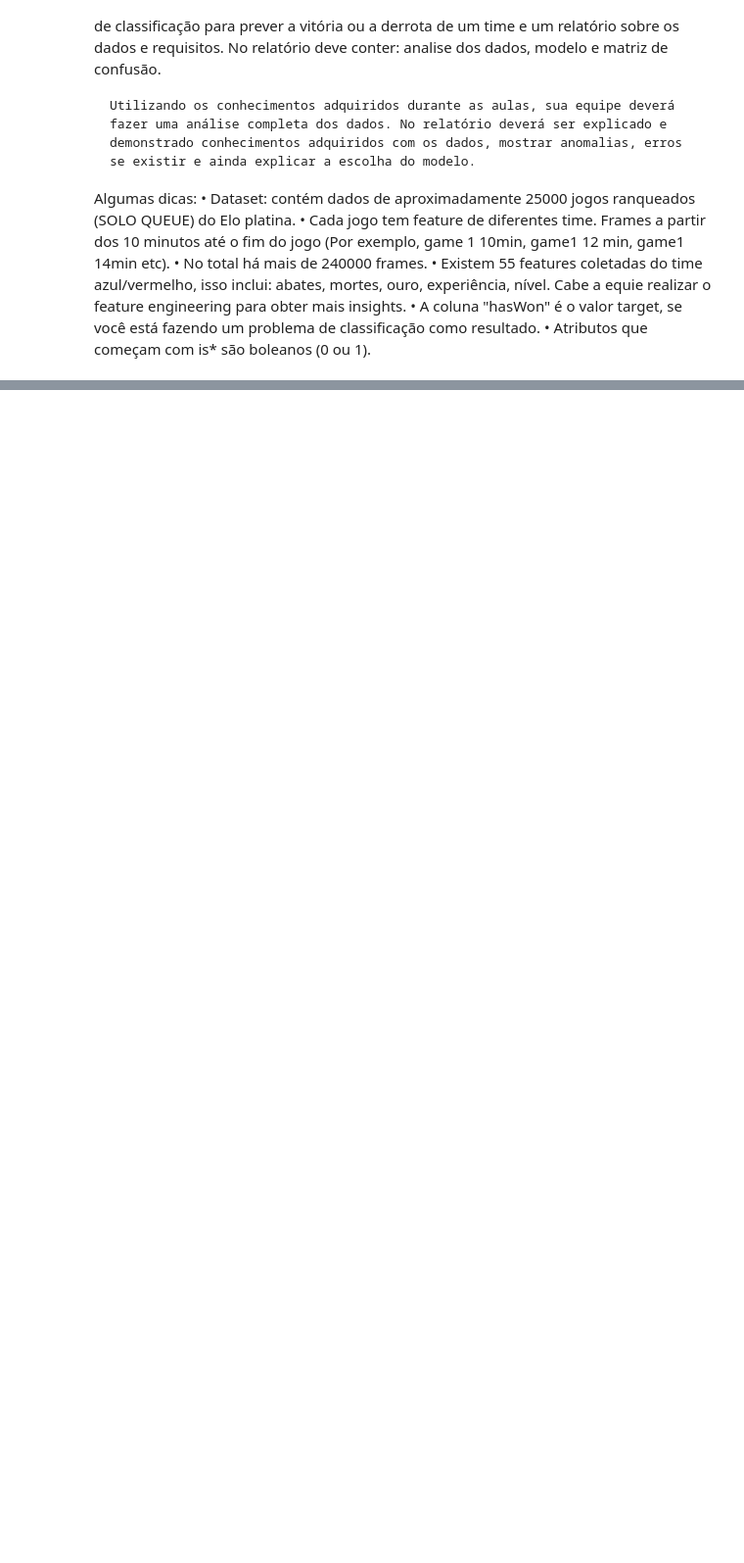
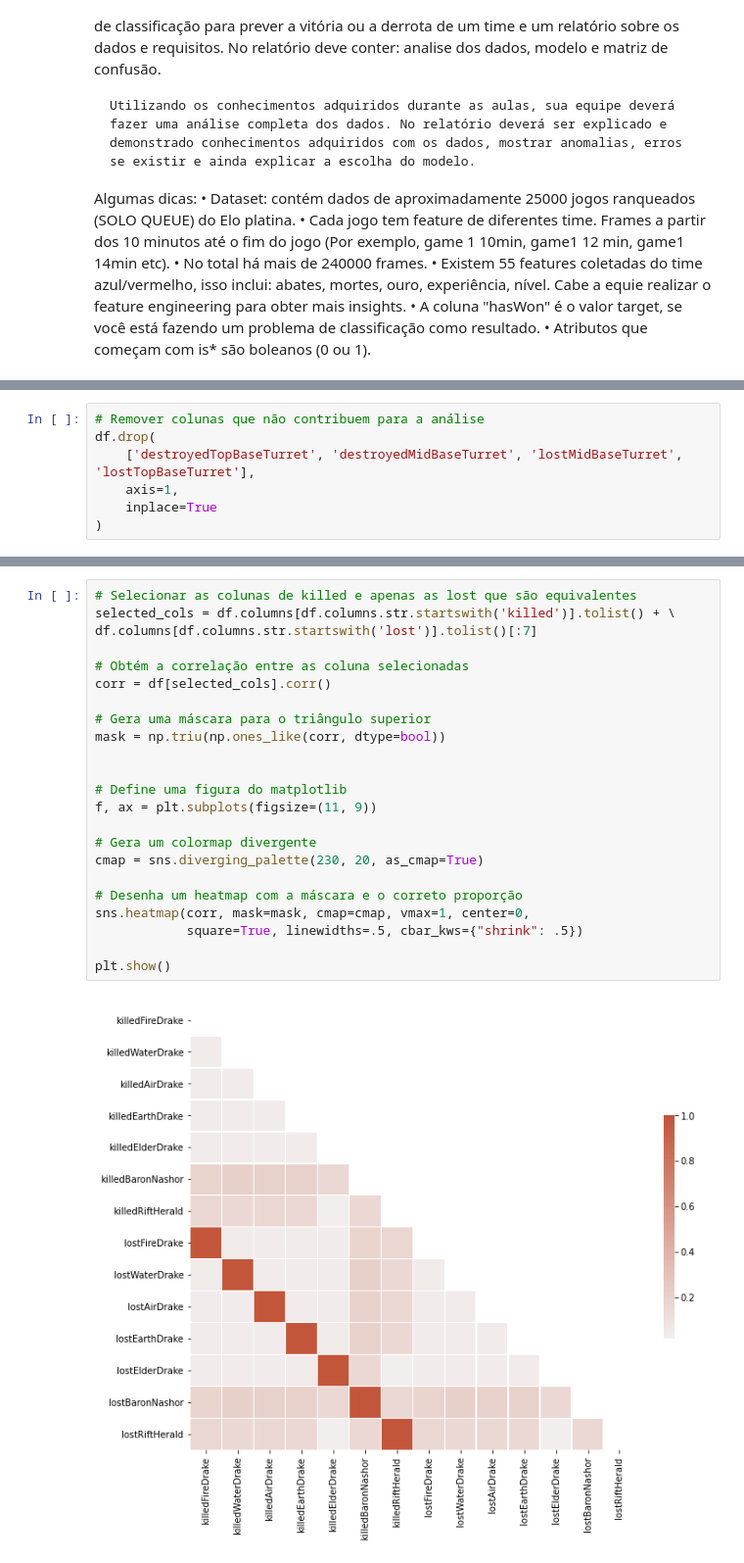
Before and after one commit to JessicaSousa/DesafioHackathon, a Jupyter notebook: MarathonAI_vespertino.ipynb, the cells around one changed output, grey strips where cells are left out. Shown at 98% size. Saved outputs shown, nothing was run; the diff lists cells and outputs as text; blank space fills up the shorter version.

```diff
--- a/MarathonAI_vespertino.ipynb
+++ b/MarathonAI_vespertino.ipynb
@@ -35,0 +122,7 @@ df = pd.read_csv('/content/drive/MyDrive/dataset_marathonAI/lol_ranked_games_red
+# %%
+# Remover colunas que não contribuem para a análise
+df.drop(
+    ['destroyedTopBaseTurret', 'destroyedMidBaseTurret', 'lostMidBaseTurret', 'lostTopBaseTurret'],
+    axis=1,
+    inplace=True
+)
@@ -35,0 +240,25 @@ df = pd.read_csv('/content/drive/MyDrive/dataset_marathonAI/lol_ranked_games_red
+# %%
+# Selecionar as colunas de killed e apenas as lost que são equivalentes
+selected_cols = df.columns[df.columns.str.startswith('killed')].tolist() + \
+df.columns[df.columns.str.startswith('lost')].tolist()[:7]
+
+# Obtém a correlação entre as coluna selecionadas
+corr = df[selected_cols].corr()
+
+# Gera uma máscara para o triângulo superior
+mask = np.triu(np.ones_like(corr, dtype=bool))
+
+
+# Define uma figura do matplotlib
+f, ax = plt.subplots(figsize=(11, 9))
+
+# Gera um colormap divergente
+cmap = sns.diverging_palette(230, 20, as_cmap=True)
+
+# Desenha um heatmap com a máscara e o correto proporção
+sns.heatmap(corr, mask=mask, cmap=cmap, vmax=1, center=0,
+            square=True, linewidths=.5, cbar_kws={"shrink": .5})
+
+plt.show()
+# %% [output]
+[figure, added]
```
Also changed, not shown: parts of 54 cells of this notebook, 1 other file.
